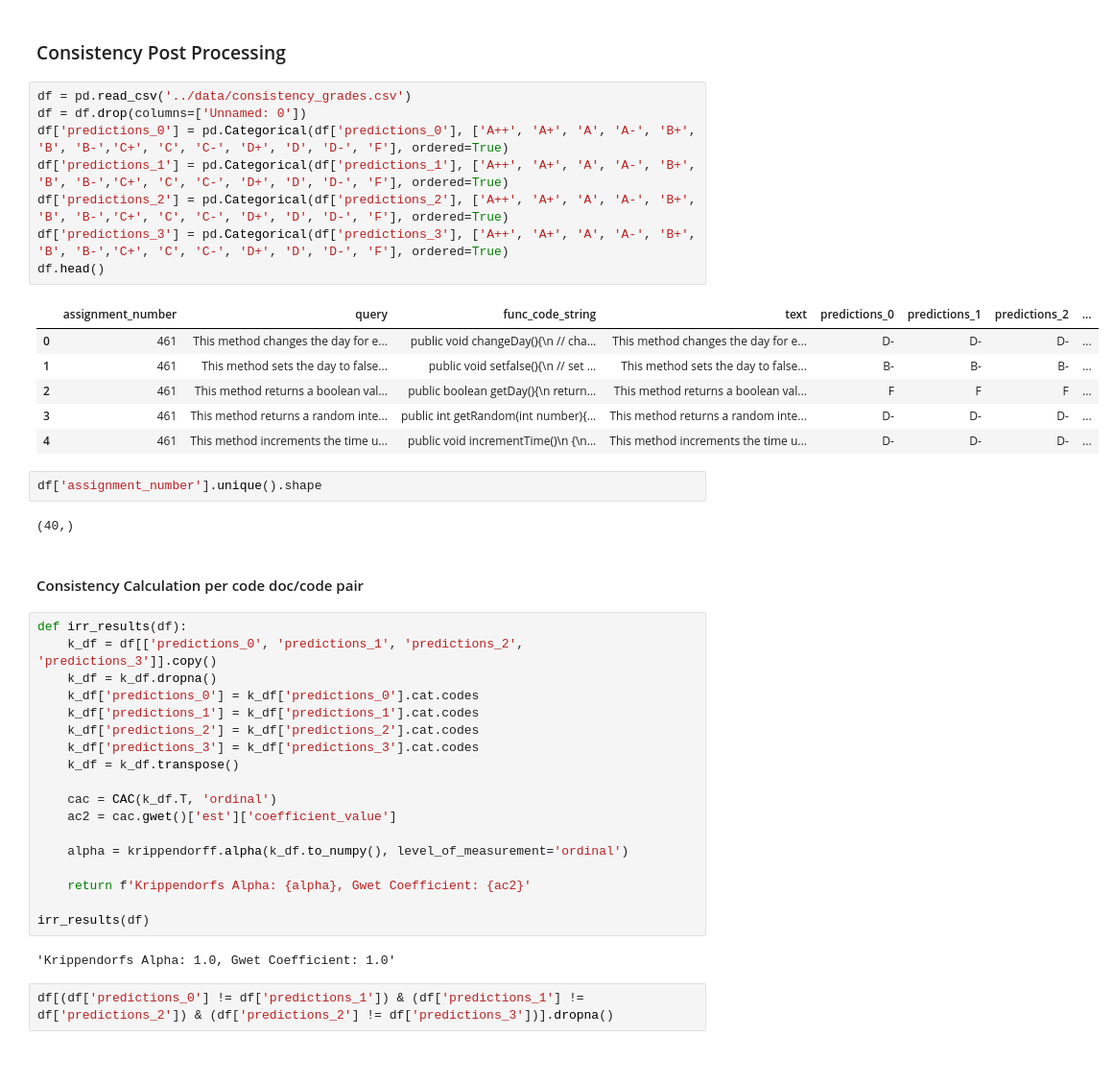
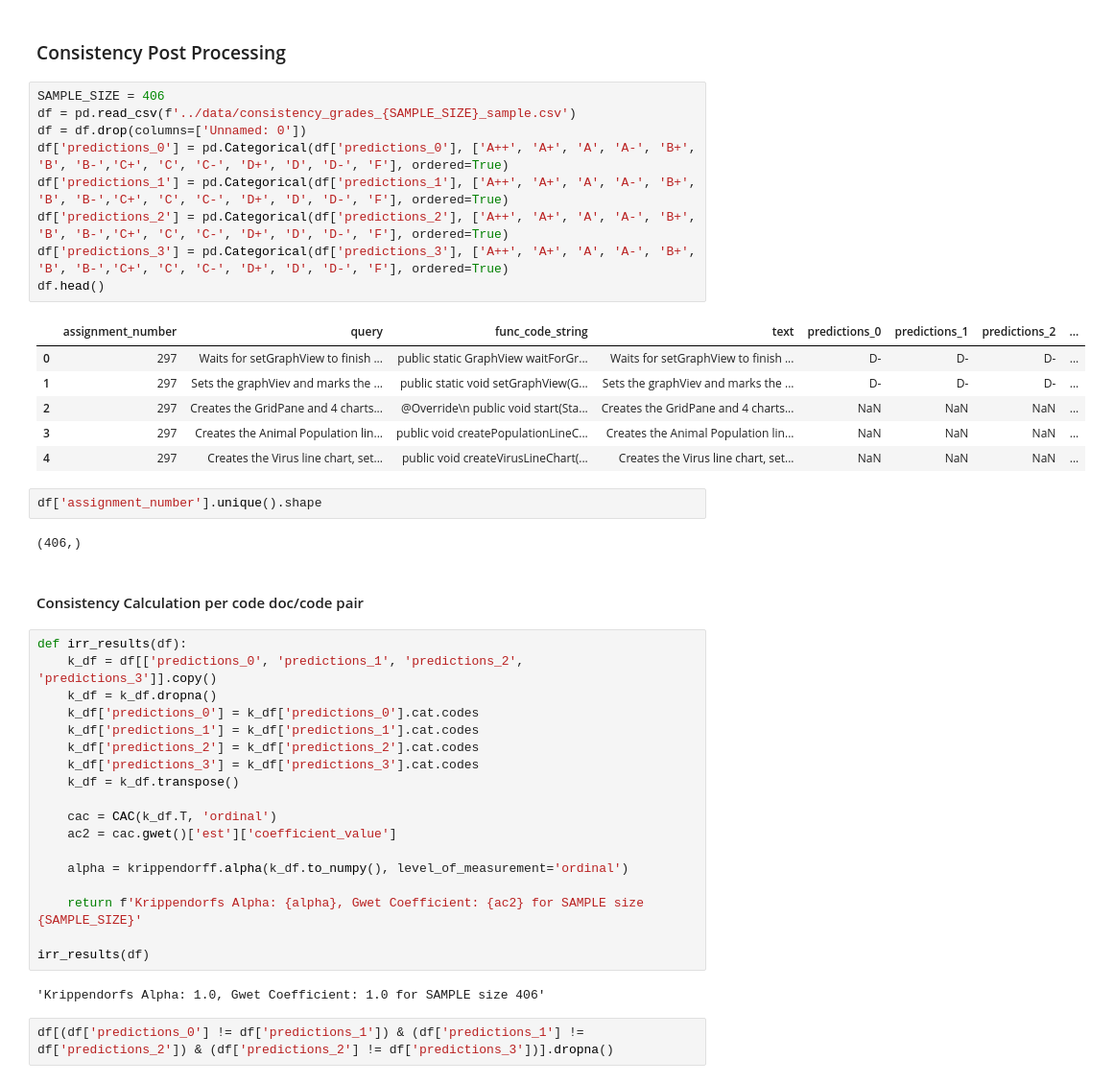
Before and after one commit to m-messer/Grading-Documentation-with-Machine-Learning, a Jupyter notebook: consistency/results.ipynb, the cells around one changed output. Shown at 96% size. Cells and saved outputs as stored; diff of their text form.

```diff
--- a/consistency/results.ipynb
+++ b/consistency/results.ipynb
@@ -6,24 +6,25 @@ import seaborn as sns
 # %% [markdown]
 ### Consistency Post Processing
 # %%
-df = pd.read_csv('../data/consistency_grades.csv')
+SAMPLE_SIZE = 406
+df = pd.read_csv(f'../data/consistency_grades_{SAMPLE_SIZE}_sample.csv')
 df = df.drop(columns=['Unnamed: 0'])
 df['predictions_0'] = pd.Categorical(df['predictions_0'], ['A++', 'A+', 'A', 'A-', 'B+', 'B', 'B-','C+', 'C', 'C-', 'D+', 'D', 'D-', 'F'], ordered=True)
 df['predictions_1'] = pd.Categorical(df['predictions_1'], ['A++', 'A+', 'A', 'A-', 'B+', 'B', 'B-','C+', 'C', 'C-', 'D+', 'D', 'D-', 'F'], ordered=True)
 df['predictions_2'] = pd.Categorical(df['predictions_2'], ['A++', 'A+', 'A', 'A-', 'B+', 'B', 'B-','C+', 'C', 'C-', 'D+', 'D', 'D-', 'F'], ordered=True)
 df['predictions_3'] = pd.Categorical(df['predictions_3'], ['A++', 'A+', 'A', 'A-', 'B+', 'B', 'B-','C+', 'C', 'C-', 'D+', 'D', 'D-', 'F'], ordered=True)
 df.head()
 # %% [output]
 |  | assignment_number | query | func_code_string | text | predictions_0 | predictions_1 | predictions_2 | ... |
-| 0 | 461 | This method changes the day for e... | public void changeDay(){\n // cha... | This method changes the day for e... | D- | D- | D- | ... |
-| 1 | 461 | This method sets the day to false... | public void setfalse(){\n // set ... | This method sets the day to false... | B- | B- | B- | ... |
-| 2 | 461 | This method returns a boolean val... | public boolean getDay(){\n return... | This method returns a boolean val... | F | F | F | ... |
-| 3 | 461 | This method returns a random inte... | public int getRandom(int number){... | This method returns a random inte... | D- | D- | D- | ... |
-| 4 | 461 | This method increments the time u... | public void incrementTime()\n {\n... | This method increments the time u... | D- | D- | D- | ... |
+| 0 | 297 | Waits for setGraphView to finish ... | public static GraphView waitForGr... | Waits for setGraphView to finish ... | D- | D- | D- | ... |
+| 1 | 297 | Sets the graphViev and marks the ... | public static void setGraphView(G... | Sets the graphViev and marks the ... | D- | D- | D- | ... |
+| 2 | 297 | Creates the GridPane and 4 charts... | @Override\n public void start(Sta... | Creates the GridPane and 4 charts... | NaN | NaN | NaN | ... |
+| 3 | 297 | Creates the Animal Population lin... | public void createPopulationLineC... | Creates the Animal Population lin... | NaN | NaN | NaN | ... |
+| 4 | 297 | Creates the Virus line chart, set... | public void createVirusLineChart(... | Creates the Virus line chart, set... | NaN | NaN | NaN | ... |
 # %%
 df['assignment_number'].unique().shape
 # %% [output]
-(40,)
+(406,)
 # %% [markdown]
 #### Consistency Calculation per code doc/code pair
 # %%
@@ -41,11 +42,11 @@ def irr_results(df):
 
     alpha = krippendorff.alpha(k_df.to_numpy(), level_of_measurement='ordinal')
 
-    return f'Krippendorfs Alpha: {alpha}, Gwet Coefficient: {ac2}'
+    return f'Krippendorfs Alpha: {alpha}, Gwet Coefficient: {ac2} for SAMPLE size {SAMPLE_SIZE}'
 
 irr_results(df)
 # %% [output]
-'Krippendorfs Alpha: 1.0, Gwet Coefficient: 1.0'
+'Krippendorfs Alpha: 1.0, Gwet Coefficient: 1.0 for SAMPLE size 406'
 # %%
 df[(df['predictions_0'] != df['predictions_1']) & (df['predictions_1'] != df['predictions_2']) & (df['predictions_2'] != df['predictions_3'])].dropna()
 # %% [output]
```
Also changed, not shown: parts of 5 cells of this notebook, 1 other file.
